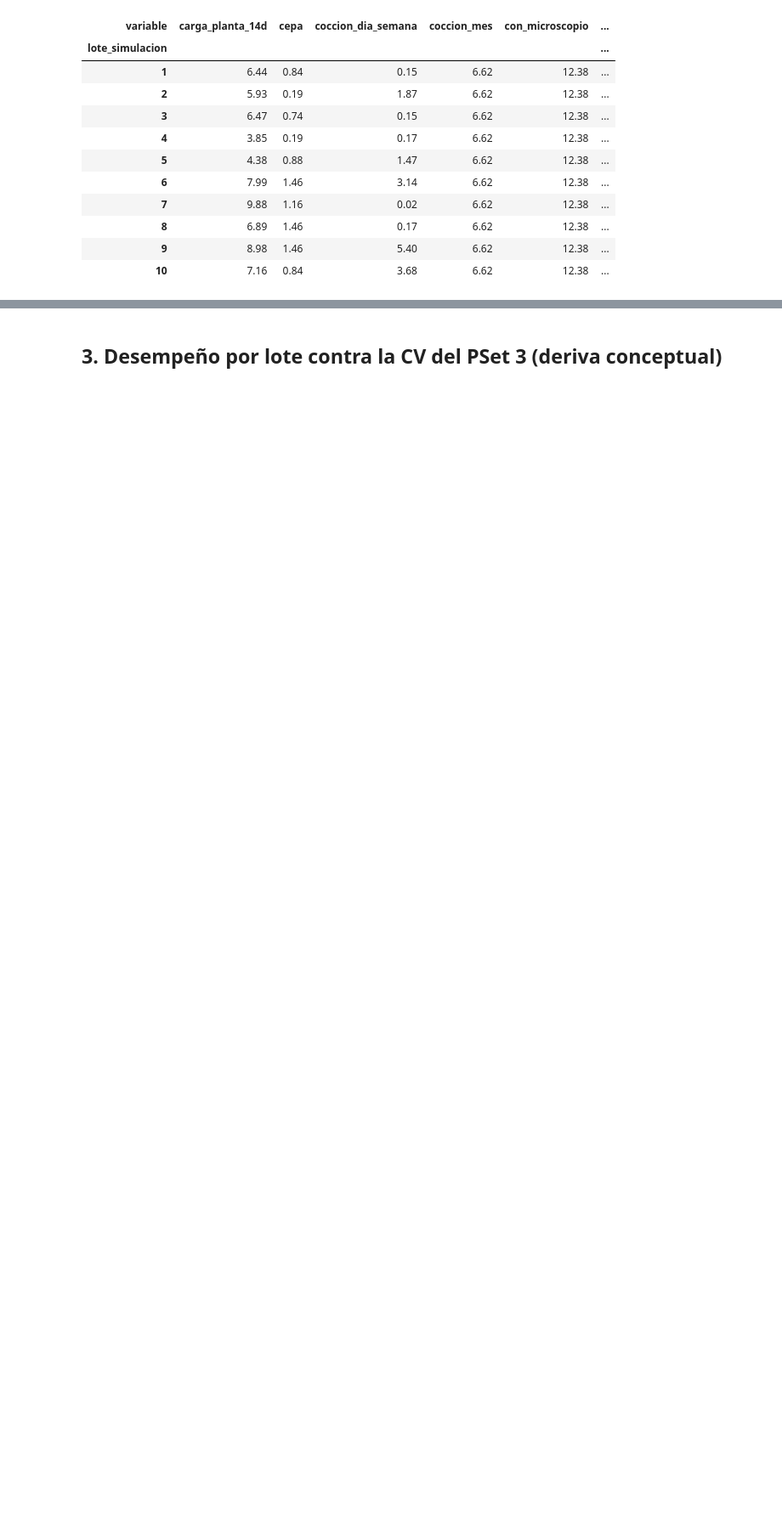
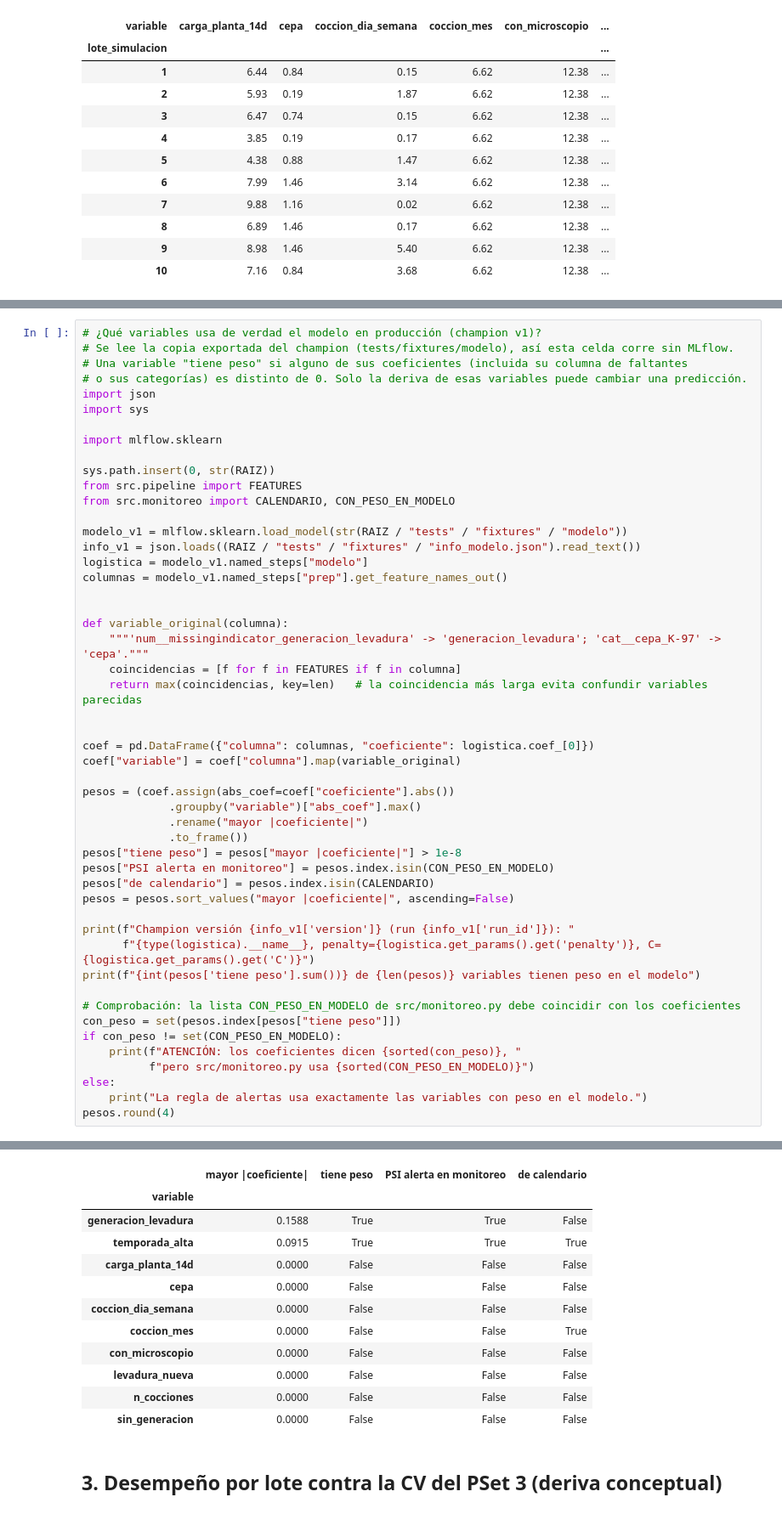
Before and after one commit to 0997801643/PROYECTO-DSC, a Jupyter notebook: proyecto_final/notebooks/07_analisis_monitoreo.ipynb, the cells around one changed output, grey strips where cells are left out. Shown at 85% size. Cells and saved outputs as stored; diff of their text form; blank space fills up the shorter version.

Commit message:
Notebook 07: coeficientes del modelo, explicación de alertas y conclusión

```diff
--- a/proyecto_final/notebooks/07_analisis_monitoreo.ipynb
+++ b/proyecto_final/notebooks/07_analisis_monitoreo.ipynb
@@ -85,0 +118,51 @@ psi.round(2)
+# %%
+# ¿Qué variables usa de verdad el modelo en producción (champion v1)?
+# Se lee la copia exportada del champion (tests/fixtures/modelo), así esta celda corre sin MLflow.
+# Una variable "tiene peso" si alguno de sus coeficientes (incluida su columna de faltantes
+# o sus categorías) es distinto de 0. Solo la deriva de esas variables puede cambiar una predicción.
+import json
+import sys
+
+import mlflow.sklearn
+
+sys.path.insert(0, str(RAIZ))
+from src.pipeline import FEATURES
+from src.monitoreo import CALENDARIO, CON_PESO_EN_MODELO
+
+modelo_v1 = mlflow.sklearn.load_model(str(RAIZ / "tests" / "fixtures" / "modelo"))
+info_v1 = json.loads((RAIZ / "tests" / "fixtures" / "info_modelo.json").read_text())
+logistica = modelo_v1.named_steps["modelo"]
+columnas = modelo_v1.named_steps["prep"].get_feature_names_out()
+
+
+def variable_original(columna):
+    """'num__missingindicator_generacion_levadura' -> 'generacion_levadura'; 'cat__cepa_K-97' -> 'cepa'."""
+    coincidencias = [f for f in FEATURES if f in columna]
+    return max(coincidencias, key=len)   # la coincidencia más larga evita confundir variables parecidas
+
+
+coef = pd.DataFrame({"columna": columnas, "coeficiente": logistica.coef_[0]})
+coef["variable"] = coef["columna"].map(variable_original)
+
+pesos = (coef.assign(abs_coef=coef["coeficiente"].abs())
+             .groupby("variable")["abs_coef"].max()
+             .rename("mayor |coeficiente|")
+             .to_frame())
+pesos["tiene peso"] = pesos["mayor |coeficiente|"] > 1e-8
+pesos["PSI alerta en monitoreo"] = pesos.index.isin(CON_PESO_EN_MODELO)
+pesos["de calendario"] = pesos.index.isin(CALENDARIO)
+pesos = pesos.sort_values("mayor |coeficiente|", ascending=False)
+
+print(f"Champion versión {info_v1['version']} (run {info_v1['run_id']}): "
+      f"{type(logistica).__name__}, penalty={logistica.get_params().get('penalty')}, C={logistica.get_params().get('C')}")
+print(f"{int(pesos['tiene peso'].sum())} de {len(pesos)} variables tienen peso en el modelo")
+
+# Comprobación: la lista CON_PESO_EN_MODELO de src/monitoreo.py debe coincidir con los coeficientes
+con_peso = set(pesos.index[pesos["tiene peso"]])
+if con_peso != set(CON_PESO_EN_MODELO):
+    print(f"ATENCIÓN: los coeficientes dicen {sorted(con_peso)}, "
+          f"pero src/monitoreo.py usa {sorted(CON_PESO_EN_MODELO)}")
+else:
+    print("La regla de alertas usa exactamente las variables con peso en el modelo.")
+pesos.round(4)
+# %% [output]
@@ -86,3 +172,15 @@ psi.round(2)
+|  | mayor |coeficiente| | tiene peso | PSI alerta en monitoreo | de calendario |
+| variable |  |  |  |  |
+| generacion_levadura | 0.1588 | True | True | False |
+| temporada_alta | 0.0915 | True | True | True |
+| carga_planta_14d | 0.0000 | False | False | False |
+| cepa | 0.0000 | False | False | False |
+| coccion_dia_semana | 0.0000 | False | False | False |
+| coccion_mes | 0.0000 | False | False | True |
+| con_microscopio | 0.0000 | False | False | False |
+| levadura_nueva | 0.0000 | False | False | False |
+| n_cocciones | 0.0000 | False | False | False |
+| sin_generacion | 0.0000 | False | False | False |
 # %% [markdown]
 ## 3. Desempeño por lote contra la CV del PSet 3 (deriva conceptual)
 # %%
```
Also changed, not shown: parts of 5 cells of this notebook.
